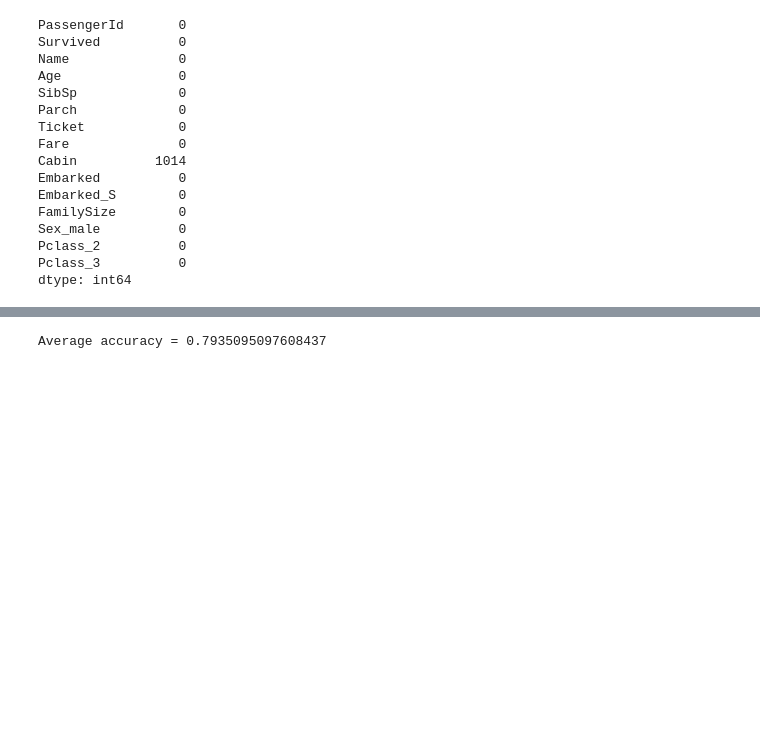
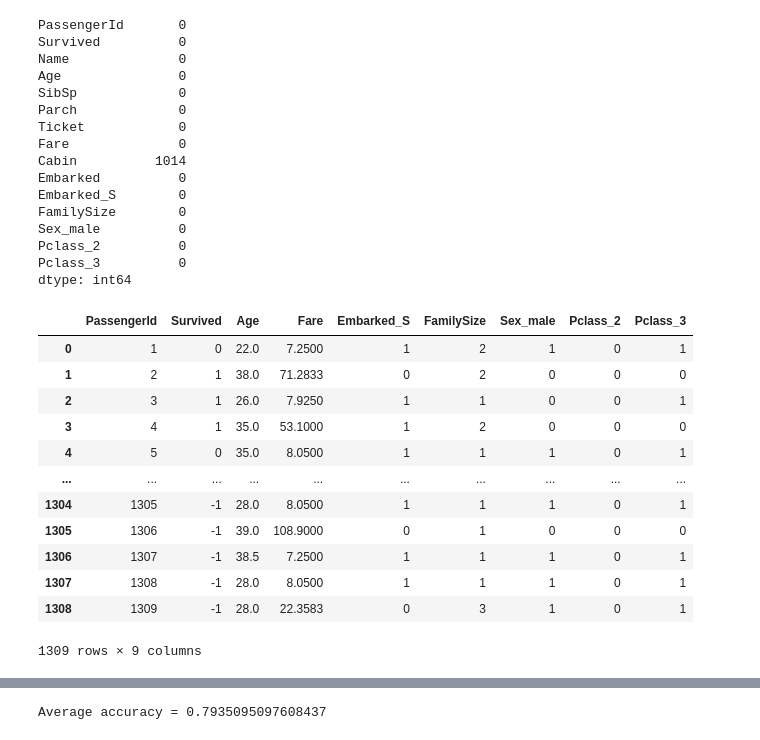
Before and after one commit to AnnaVerbytska/Titanic-Machine_Learning-from-Disaster, a Jupyter notebook: notebooks/logistic-regression.ipynb, the cells around one changed output, grey strips where cells are left out. Saved outputs shown, nothing was run; the diff lists cells and outputs as text; code cells hidden in the pictures; blank space fills up the shorter version.

```diff
--- a/notebooks/logistic-regression.ipynb
+++ b/notebooks/logistic-regression.ipynb
@@ -83,6 +83,22 @@ Pclass_3          0
 dtype: int64
 # %%
 data = drop_columns(data)
+# %%
+data
+# %% [output]
+|  | PassengerId | Survived | Age | Fare | Embarked_S | FamilySize | Sex_male | Pclass_2 | Pclass_3 |
+| 0 | 1 | 0 | 22.0 | 7.2500 | 1 | 2 | 1 | 0 | 1 |
+| 1 | 2 | 1 | 38.0 | 71.2833 | 0 | 2 | 0 | 0 | 0 |
+| 2 | 3 | 1 | 26.0 | 7.9250 | 1 | 1 | 0 | 0 | 1 |
+| 3 | 4 | 1 | 35.0 | 53.1000 | 1 | 2 | 0 | 0 | 0 |
+| 4 | 5 | 0 | 35.0 | 8.0500 | 1 | 1 | 1 | 0 | 1 |
+| ... | ... | ... | ... | ... | ... | ... | ... | ... | ... |
+| 1304 | 1305 | -1 | 28.0 | 8.0500 | 1 | 1 | 1 | 0 | 1 |
+| 1305 | 1306 | -1 | 39.0 | 108.9000 | 0 | 1 | 0 | 0 | 0 |
+| 1306 | 1307 | -1 | 38.5 | 7.2500 | 1 | 1 | 1 | 0 | 1 |
+| 1307 | 1308 | -1 | 28.0 | 8.0500 | 1 | 1 | 1 | 0 | 1 |
+| 1308 | 1309 | -1 | 28.0 | 22.3583 | 0 | 3 | 1 | 0 | 1 |
+1309 rows × 9 columns
 # %%
 
 # Drop the columns
```
Also changed, not shown: parts of 4 cells of this notebook, 10 other files.
